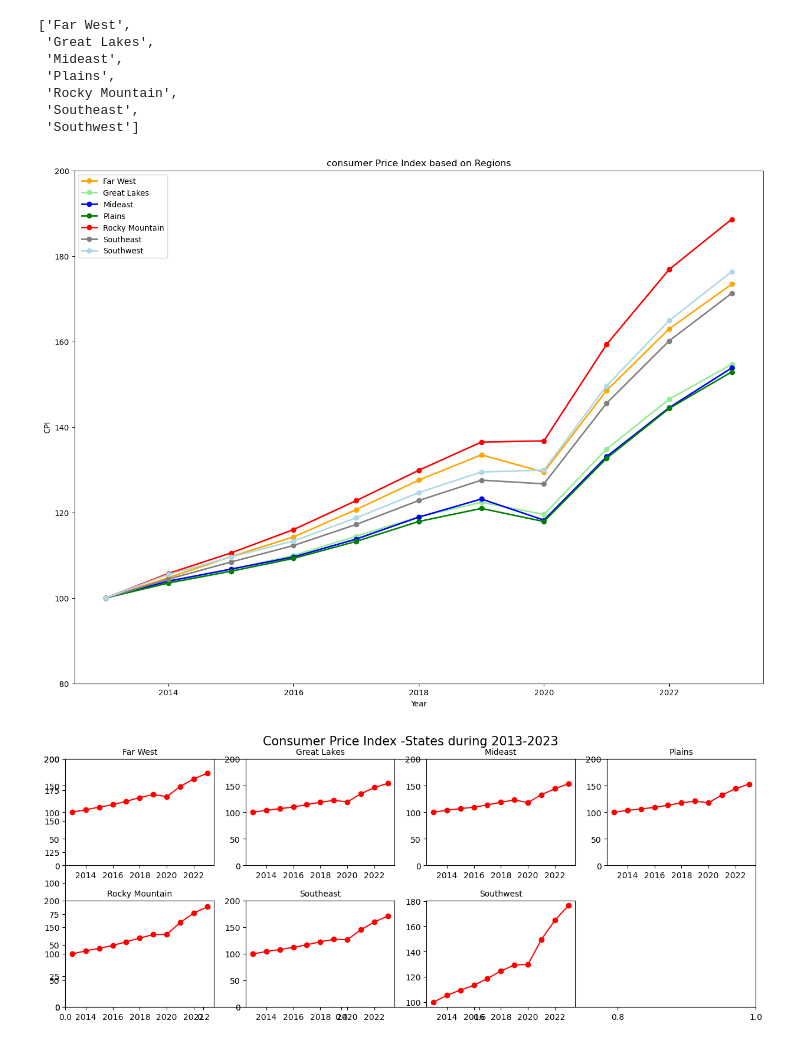
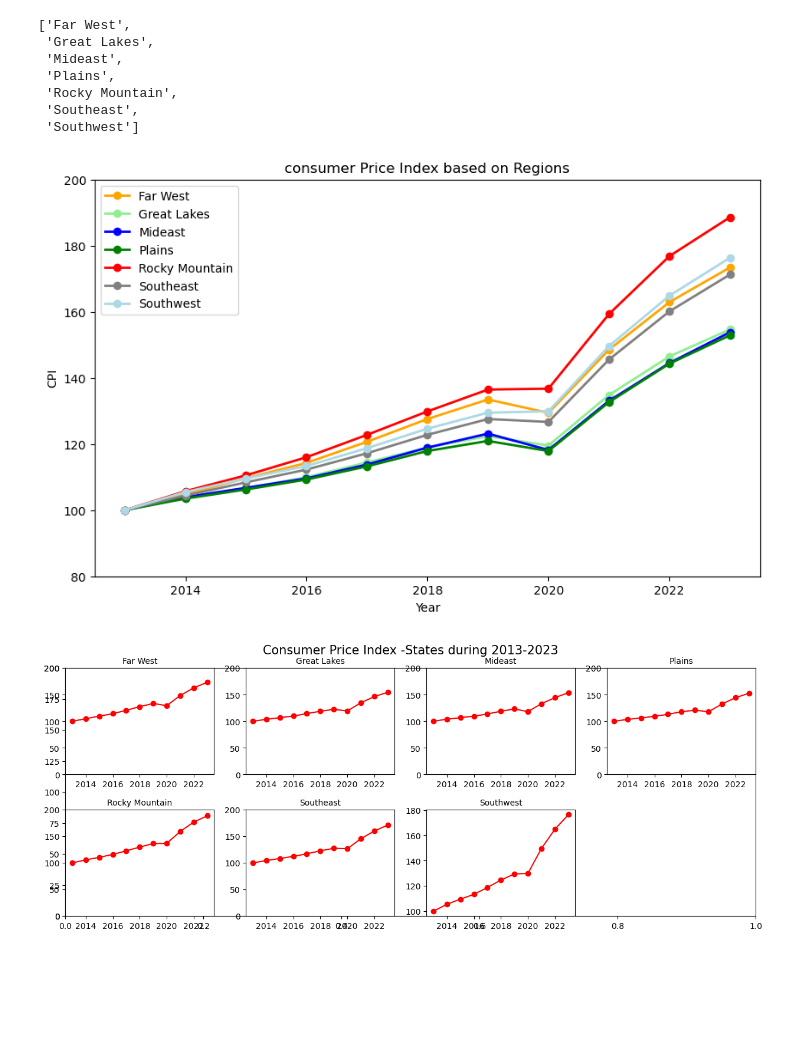
Before and after one commit to OBULI20/nss_capstone, a Jupyter notebook: notebook/Housing.ipynb, the cells around one changed output. Saved outputs shown, nothing was run; the diff lists cells and outputs as text; code cells hidden in the pictures; blank space fills up the shorter version.

Commit message:
updated visuals

```diff
--- a/notebook/Housing.ipynb
+++ b/notebook/Housing.ipynb
@@ -345,7 +345,8 @@ max_income
 | 517 | DC | District of Columbia | 111000 | 2023 |
 # %%
 plt.figure(figsize=(16,7))
-plt.xlim(min(max_income['year'])-1 , max(max_income['year'])+1 )
+
+plt.xlim(2012, 2024 )
 plt.ylim(0, max(max_income['income']) + 5000)
 
 plt.plot(max_income['year'], max_income.income, color='green', marker='o', linestyle='-', linewidth=2, label='Maximum Income')
@@ -355,13 +356,13 @@ for i in range(len(max_income)):
     offset = (i % 2) * 10
     plt.annotate(f'{max_income["name"].iloc[i]}',
                 xy=(max_income['year'].iloc[i], max_income['income'].iloc[i]),
-                xytext=(5, 10),
-                textcoords='offset points', fontsize=10, color='black',ha='right',va='top')
+                xytext=(5, -20),
+                textcoords='offset points', fontsize=12, color='black',ha='right')
 for j in range(len(least_income)):
     offset = (j % 2) * 10
     plt.annotate(f'{least_income["name"].iloc[j]}',xy=(least_income['year'].iloc[j], least_income['income'].iloc[j]),
-                  xytext=(5, 10),
-                  textcoords='offset points', fontsize=10, color='black',ha='right',va='top')
+                  xytext=(5, 20),
+                  textcoords='offset points', fontsize=12, color='black',ha='right',va='top')
 
 
 plt.title('Median Income over Years')
@@ -883,21 +870,21 @@ region_list
  'Southeast',
  'Southwest']
 # %%
-plt.figure(figsize=(16,12))
+plt.figure(figsize=(10,6))
 plt.ylim(80, 200)
 color_list=['orange','lightgreen','blue','green','red','grey','lightblue']
 for i in  range(len(region_list)) :
         plt.plot(cpi7[cpi7['name']==region_list[i]]['Year'],cpi7[cpi7['name']==region_list[i]]['cpi'],color=color_list[i], marker='o', linestyle='-', linewidth=2, label=region_list[i])
 
 
 
 plt.title('consumer Price Index based on Regions')
 plt.xlabel('Year')
 plt.ylabel('CPI')
 plt.legend()
 plt.show()
 # %% [output]
-[figure, old version]
+[figure, new version]
 # %%
 plt.figure(figsize=(13, 5))
 
```
Also changed, not shown: parts of 16 cells of this notebook, 8 other files.
